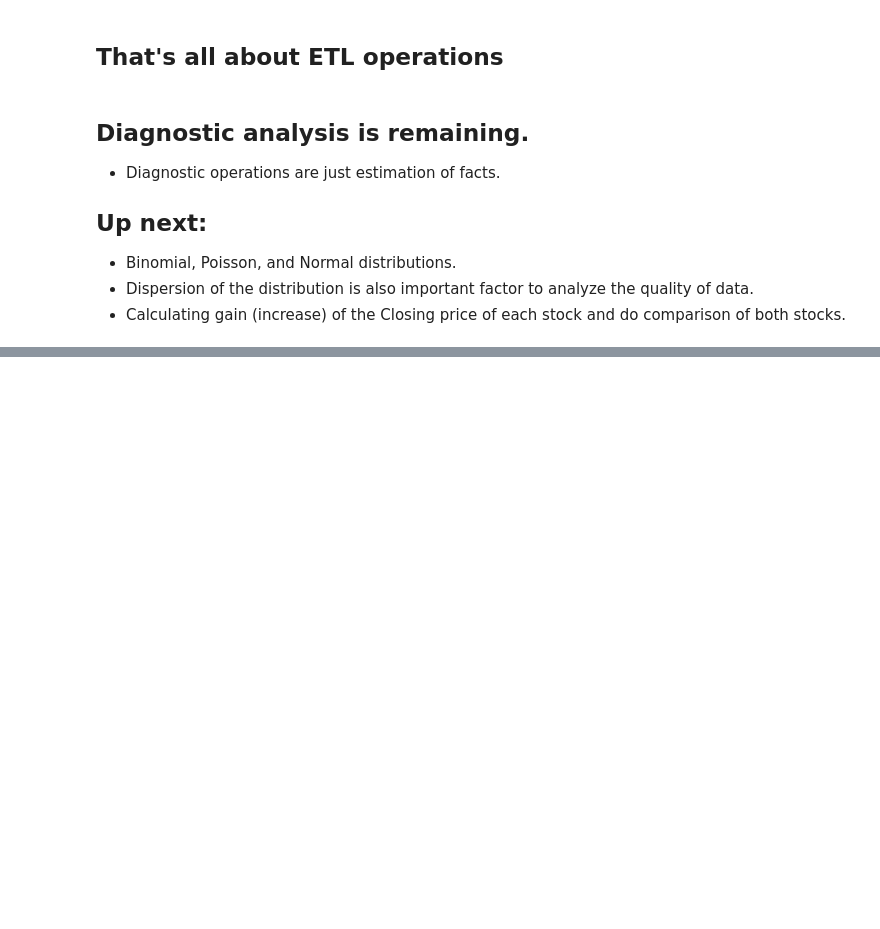
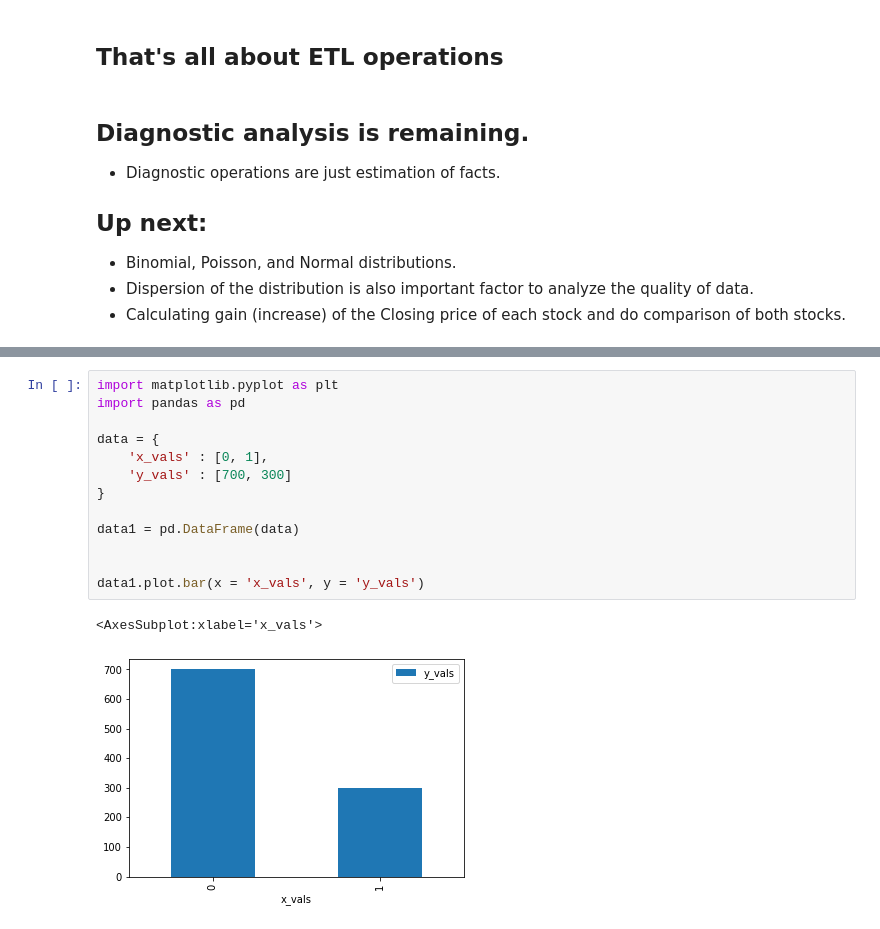
Before and after one commit to Vr1155/C-DAC-HPC-PARALLEL, a Jupyter notebook: Data_Analytics/d3/info.ipynb, the cells around one changed output, grey strips where cells are left out. Drawn from its saved outputs; the diff is of its cells as text; blank space fills up the shorter version.

```diff
--- a/Data_Analytics/d3/info.ipynb
+++ b/Data_Analytics/d3/info.ipynb
@@ -162,0 +173,16 @@ ETL process completed.
+# %%
+import matplotlib.pyplot as plt
+import pandas as pd
+
+data = {
+    'x_vals' : [0, 1],
+    'y_vals' : [700, 300]
+}
+
+data1 = pd.DataFrame(data)
+
+
+data1.plot.bar(x = 'x_vals', y = 'y_vals')
+# %% [output]
+<AxesSubplot:xlabel='x_vals'>
+[figure, added]
```
Also changed, not shown: parts of 13 cells of this notebook.
